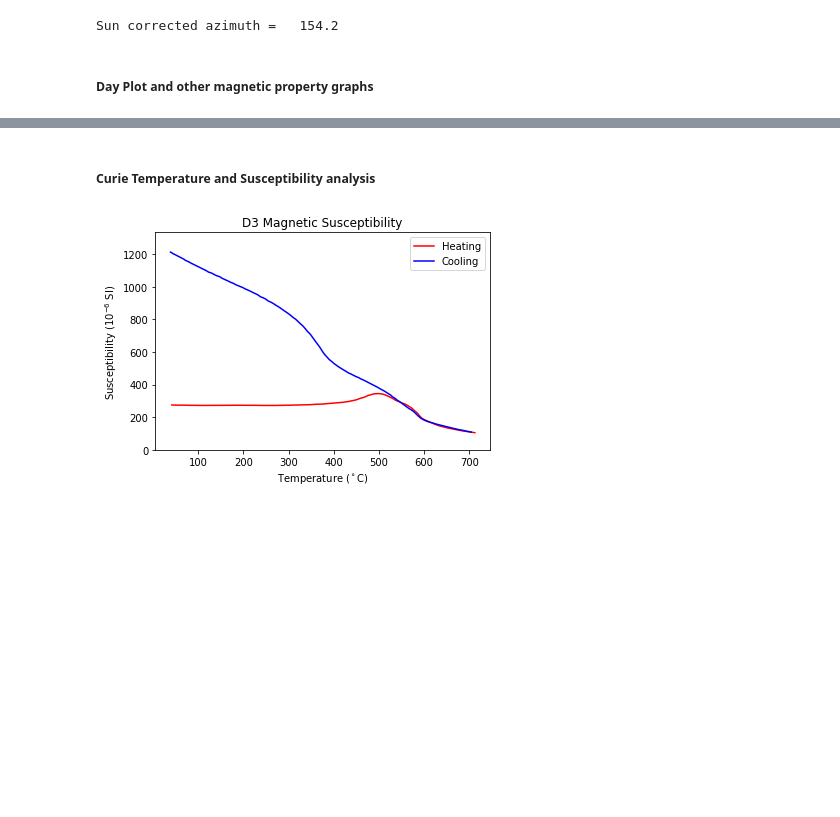
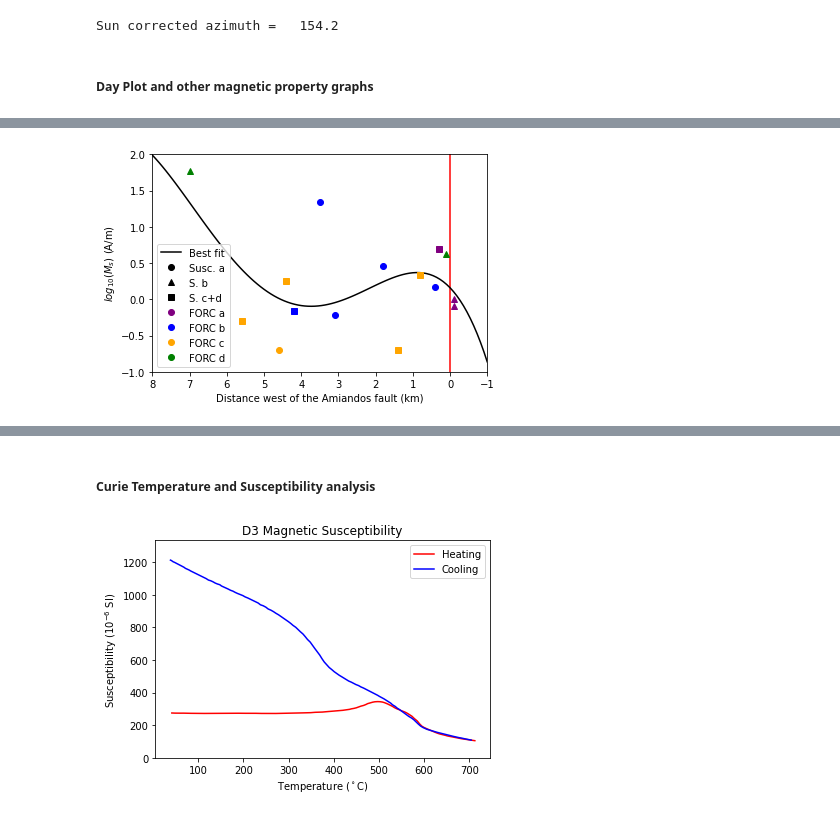
Before and after one commit to LaurieJones278/MSci, a Jupyter notebook: MSci_corrections_and_plots.ipynb, the cells around one changed output, grey strips where cells are left out. Cells and saved outputs as stored; diff of their text form; code cells hidden in the pictures; blank space fills up the shorter version.

```diff
--- a/MSci_corrections_and_plots.ipynb
+++ b/MSci_corrections_and_plots.ipynb
@@ -183,0 +502,72 @@ plt.show()
+# %%
+%matplotlib inline
+import matplotlib.pyplot as plt
+from scipy.optimize import curve_fit
+import numpy
+
+#Name=['D1', 'OP1', 'D2', 'TR1', 'AF10', 'D3', 'H1', 'TR2', 'PP1', 'C1', 'AF9', 'VA', 'D5', 'D4', 'AV', 'T2', 'T1']
+Ms = [0.5, 0.2, 4.2, 1.8, 2.9, 4.9, 58.9, 0.7, 21.9, 0.6, 1.5, 1, 0.8, 1.0, 1, 2.2, 0.2]
+dist = [5.6, 4.6, 0.1, 4.4, 1.8, 0.3, 7.0, 4.2, 3.5, 3.1, 0.4, 11, -0.1, -0.1, 11, 0.8, 1.4]
+
+for i in range(len(Ms)):
+    Ms[i] = log10(Ms[i])
+
+p = np.poly1d(np.polyfit(dist, Ms, 4))
+t = np.linspace(-1, 8, 100)
+plt.plot(t, p(t), '-', color='black', label='Best fit')
+
+y = Ms
+x = dist
+
+xa = [x[1], x[4], x[8], x[9], x[10], x[11], x[14]]
+xab = [x[4], x[8], x[9], x[10], x[11], x[14]]
+xac = [x[1]]
+xb = [x[2], x[6], x[12], x[13]]
+xba = [x[12], x[13]]
+xbd = [x[2], x[6]]
+xc = [x[0], x[3], x[15]]
+xd = [x[5], x[7], x[16]]
+xda = [x[5]]
+xdb = [x[7]]
+xdc = [x[16]]
+
+ya = [y[1], y[4], y[8], y[9], y[10], y[11], y[14]]
+yab = [y[4], y[8], y[9], y[10], y[11], y[14]]
+yac = [y[1]]
+yb = [y[2], y[6], y[12], y[13]]
+yba = [y[12], y[13]]
+ybd = [y[2], y[6]]
+yc = [y[0], y[3], y[15]]
+yd = [y[5], y[7], y[16]]
+yda = [y[5]]
+ydb = [y[7]]
+ydc = [y[16]]
+
+plt.xlabel('Distance west of the Amiandos fault (km)')
+plt.ylabel('$log_{10}$($M_s$) (A/m)')
+plt.xlim(8, -1)
+plt.ylim(-1, 2)
+plt.vlines(0, -1, 2, color='red')
+
+plt.plot(xab, yab, 'o', color ='blue')
+plt.plot(xac, yac, 'o', color ='orange')
+plt.plot(xba, yba, '^', color ='purple')
+plt.plot(xbd, ybd, '^', color ='green')
+plt.plot(xc, yc, 's', color ='orange')
+plt.plot(xda, yda, 's', color ='purple',)
+plt.plot(xdb, ydb, 's', color ='blue')
+plt.plot(xdc, ydc, 's', color ='orange')
+
+plt.plot(-2, 0, 'o', color ='black', label ="Susc. a")
+plt.plot(-2, 0, '^', color ='black', label ="S. b")
+plt.plot(-2, 0, 's', color ='black', label ="S. c+d")
+plt.plot(-2, 0, 'o', color ='purple', label ="FORC a")
+plt.plot(-2, 0, 'o', color ='blue', label ="FORC b")
+plt.plot(-2, 0, 'o', color ='orange', label ="FORC c")
+plt.plot(-2, 0, 'o', color ='green', label ="FORC d")
+
+plt.legend(loc='lower left') #loc='upper left'
+#plt.savefig('Figures/Dist_Ms.png')
+plt.show()
+# %% [output]
+[figure, added]
```
Also changed, not shown: parts of 8 cells of this notebook.
